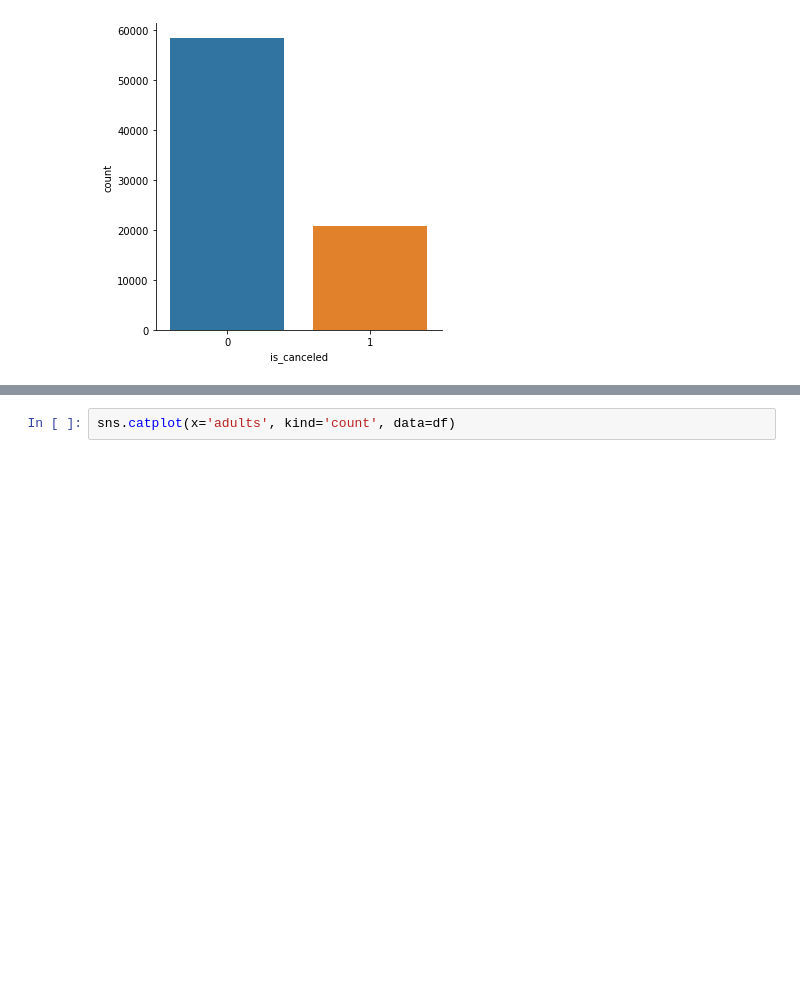
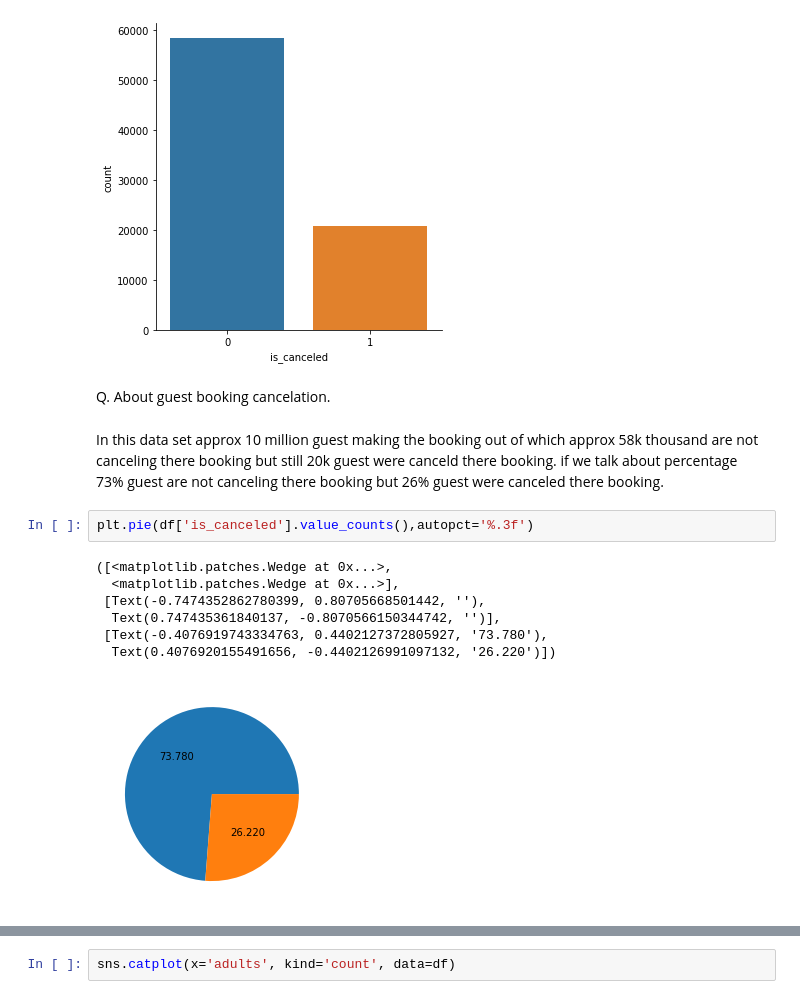
Before and after one commit to Pawan-kumar-Singh/Hotel_Booking-_Analysis, a Jupyter notebook: Hotel_Booking_Analysis_Capstone_Project.ipynb, the cells around one changed output, grey strips where cells are left out. Cells and saved outputs as stored; diff of their text form; blank space fills up the shorter version.

```diff
--- a/Hotel_Booking_Analysis_Capstone_Project.ipynb
+++ b/Hotel_Booking_Analysis_Capstone_Project.ipynb
@@ -601,4 +616,18 @@ sns.catplot(x='is_canceled', kind='count', data=df)
 # %% [output]
 <seaborn.axisgrid.FacetGrid at 0x...>
 [figure]
+# %% [markdown]
+Q. About guest booking cancelation.
+# %% [markdown]
+In this data set approx 10 million guest making the booking out of which approx 58k thousand are not canceling there booking but still 20k guest were canceld there booking. if we talk about percentage 73% guest are not canceling there booking but 26% guest were canceled there booking.
+# %%
+plt.pie(df['is_canceled'].value_counts(),autopct='%.3f')
+# %% [output]
+([<matplotlib.patches.Wedge at 0x...>,
+  <matplotlib.patches.Wedge at 0x...>],
+ [Text(-0.7474352862780399, 0.80705668501442, ''),
+  Text(0.747435361840137, -0.8070566150344742, '')],
+ [Text(-0.4076919743334763, 0.4402127372805927, '73.780'),
+  Text(0.4076920155491656, -0.4402126991097132, '26.220')])
+[figure, added]
 # %%
```
Also changed, not shown: parts of 57 cells of this notebook.
